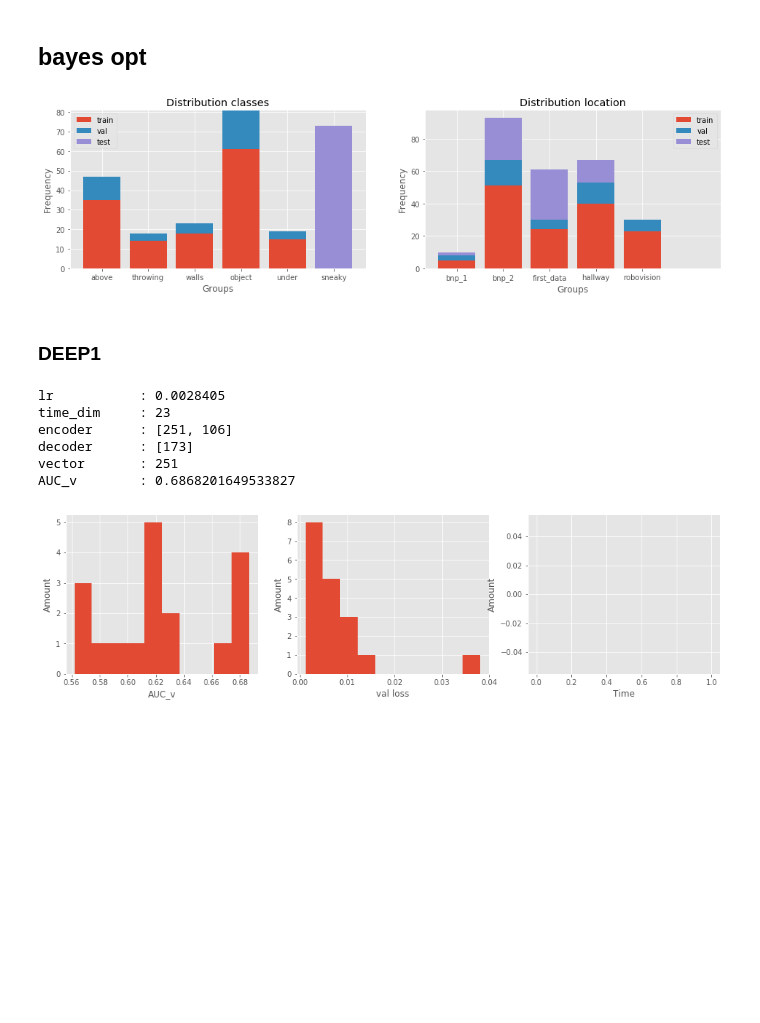
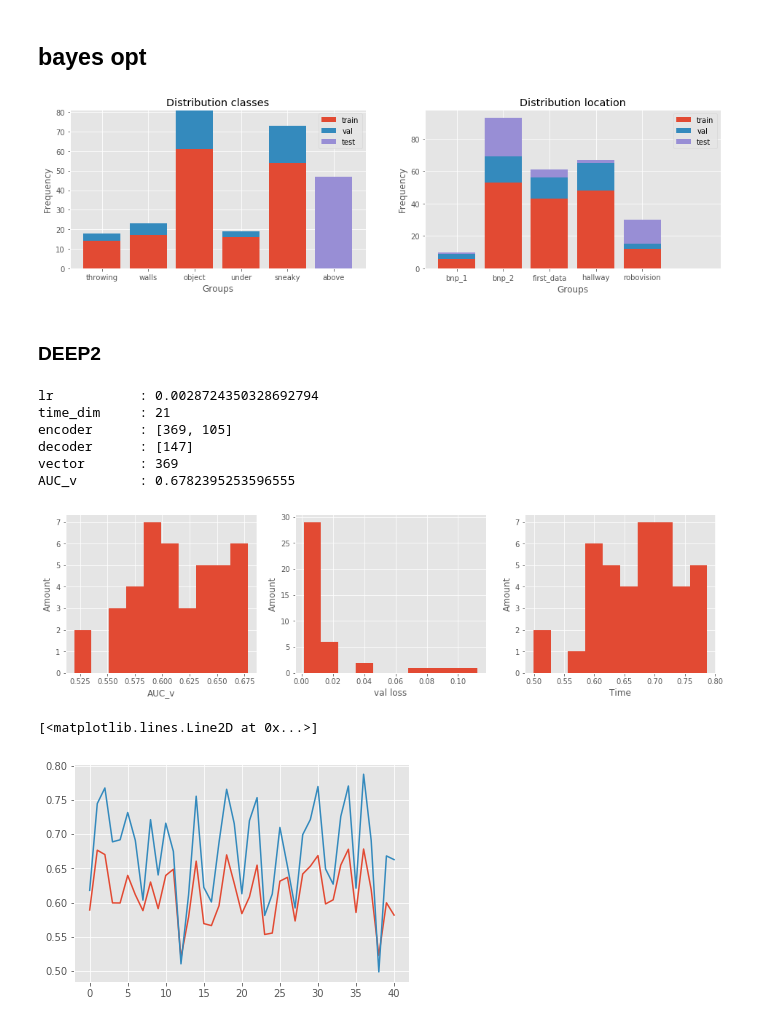
Before and after one commit to fabricecops/fabo_thesis, a Jupyter notebook: notebooks/shuffle_test/above/bayes_opt_LSTM_AE.ipynb, the cells around one changed output. Cells and saved outputs as stored; diff of their text form; code cells hidden in the pictures; blank space fills up the shorter version.

```diff
--- a/notebooks/shuffle_test/above/bayes_opt_LSTM_AE.ipynb
+++ b/notebooks/shuffle_test/above/bayes_opt_LSTM_AE.ipynb
@@ -19,39 +19,44 @@ import matplotlib.pyplot as plt
 # %% [markdown]
 ## bayes opt
 # %%
-path                              =  './models/test_shuffle/sneaky/DEEP2/'
+path                              =  './models/test_shuffle/above/DEEP2/bayes_opt/'
 RD                                = retrieve_data()
 data,dict_,path_best,hist_best    = RD.get_best_D1(path)
 BO_vis                            = plotting_tool(dict_)
 
 BO_vis.plot_dist(data)
 # %% [output]
-[figure, old version]
+[figure, new version]
 # %% [markdown]
-### DEEP1
+### DEEP2
 # %%
-path                                  =  './models/test_shuffle/sneaky/DEEP1/'
+path                                  =  './models/test_shuffle/above/DEEP2/bayes_opt/'
 RD                                    = retrieve_data()
 data,dict_,path_best,hist             = RD.get_best_D1(path)
 data['df_t_val_train']                = pd.concat([data['df_t_train'],data['df_t_val']])
 AUC_v_a                               = RD.get_all(path,'AUC_v')
+AUC_t_a                               = RD.get_all(path,'AUC_t')
 
 val_loss_a                            = RD.get_all(path,'val_f')
 dict_['AUC_v']                        = data['AUC_v']
-
+data['path_o']                        = path_best
 RD.print_dict(dict_)
 BO_vis                                = plotting_tool(dict_)
 # %% [output]
-lr           : 0.0028405
-time_dim     : 23
-encoder      : [251, 106]
-decoder      : [173]
-vector       : 251
-AUC_v        : 0.6868201649533827
+lr           : 0.0028724350328692794
+time_dim     : 21
+encoder      : [369, 105]
+decoder      : [147]
+vector       : 369
+AUC_v        : 0.6782395253596555
 # %%
-BO_vis.plot_dist_result(AUC_v_a,val_loss_a,[])
+BO_vis.plot_dist_result(AUC_v_a,val_loss_a,AUC_t_a)
+plt.plot(AUC_v_a)
+plt.plot(AUC_t_a)
 # %% [output]
-[figure, old version]
+[figure, new version]
+[<matplotlib.lines.Line2D at 0x...>]
+[figure, added]
 # %%
 BO_vis.save_plots_no_cma(data)
 # %% [output]
```
Also changed, not shown: parts of 24 cells of this notebook, 14 other files.
